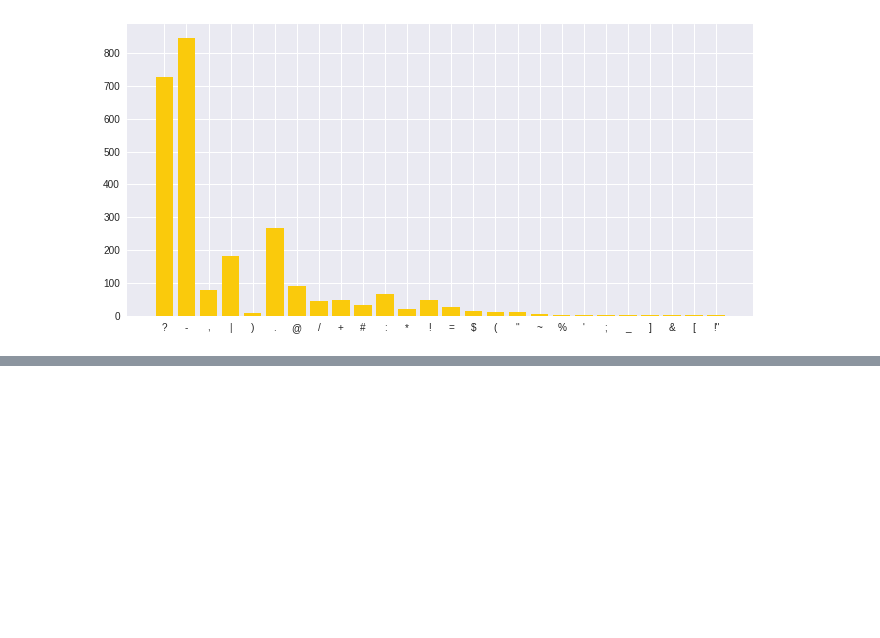
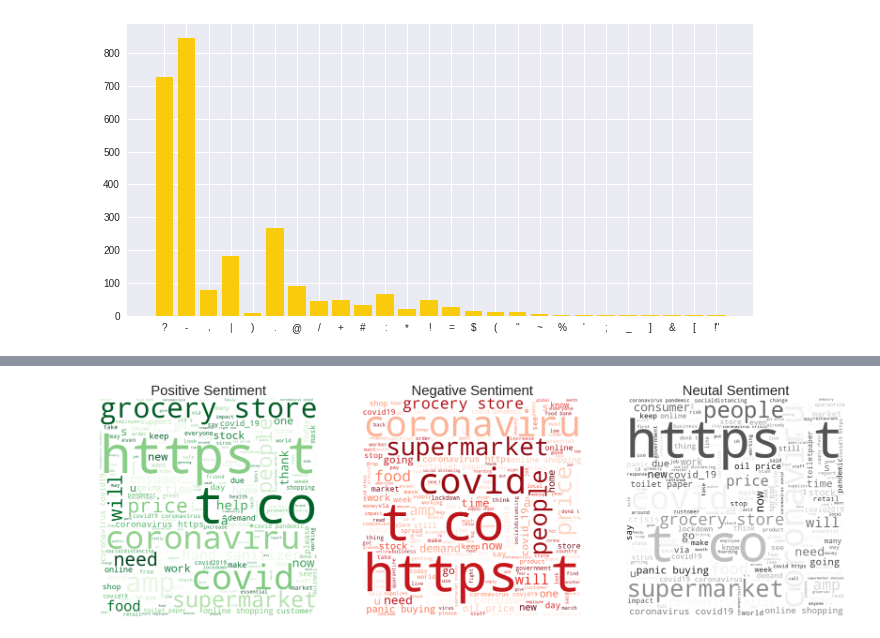
Before and after one commit to sneraikar/Coronavirus-tweet-sentiment-analysis, a Jupyter notebook: Coronavirus_Tweet_Sentiment_Analysis_Capstone_Project.ipynb, the cells around one changed output, grey strips where cells are left out. Drawn from its saved outputs; the diff is of its cells as text; code cells hidden in the pictures; blank space fills up the shorter version.

```diff
--- a/Coronavirus_Tweet_Sentiment_Analysis_Capstone_Project.ipynb
+++ b/Coronavirus_Tweet_Sentiment_Analysis_Capstone_Project.ipynb
@@ -434,0 +481,90 @@ plt.bar(x,y,color='#FACA0C')
+# %%
+fig, (ax1, ax2, ax3) = plt.subplots(1, 3, figsize=[30, 15])
+
+data_pos = df[df["Sentiment"]=="Positive"]
+data_neg = df[df["Sentiment"]=="Negative"]
+data_neu = df[df["Sentiment"]=="Neutral"]
+
+comment_words = ''
+stopwords = set(STOPWORDS)
+
+for val in data_pos.OriginalTweet:
+
+    # typecaste each val to string
+    val = str(val)
+
+    # split the value
+    tokens = val.split()
+
+    # Converts each token into lowercase
+    for i in range(len(tokens)):
+        tokens[i] = tokens[i].lower()
+
+    comment_words += " ".join(tokens)+" "
+
+
+wordcloud1 = WordCloud(width = 800, height = 800,
+                background_color ='white',
+                colormap="Greens",
+                stopwords = stopwords,
+                min_font_size = 10).generate(comment_words)
+
+ax1.imshow(wordcloud1)
+ax1.axis('off')
+ax1.set_title('Positive Sentiment',fontsize=35);
+
+comment_words = ''
+
+for val in data_neg.OriginalTweet:
+
+    # typecaste each val to string
+    val = str(val)
+
+    # split the value
+    tokens = val.split()
+
+    # Converts each token into lowercase
+    for i in range(len(tokens)):
+        tokens[i] = tokens[i].lower()
+
+    comment_words += " ".join(tokens)+" "
+
+
+
+
+wordcloud2 = WordCloud(width = 800, height = 800,
+                background_color ='white',
+                colormap="Reds",
+                stopwords = stopwords,
+                min_font_size = 10).generate(comment_words)
+ax2.imshow(wordcloud2)
+ax2.axis('off')
+ax2.set_title('Negative Sentiment',fontsize=35);
+
+
+
+comment_words = ''
+for val in data_neu.OriginalTweet:
+
+    # typecaste each val to string
+    val = str(val)
+
+    # split the value
+    tokens = val.split()
+
+    # Converts each token into lowercase
+    for i in range(len(tokens)):
+        tokens[i] = tokens[i].lower()
+
+    comment_words += " ".join(tokens)+" "
+
+wordcloud3 = WordCloud(width = 800, height = 800,
+                background_color ='white',
+                colormap="Greys",
+                stopwords = stopwords,
+                min_font_size = 10).generate(comment_words)
+ax3.imshow(wordcloud3)
+ax3.axis('off')
+ax3.set_title('Neutal Sentiment',fontsize=35);
+# %% [output]
+[figure, added]
```
Also changed, not shown: parts of 23 cells of this notebook.
